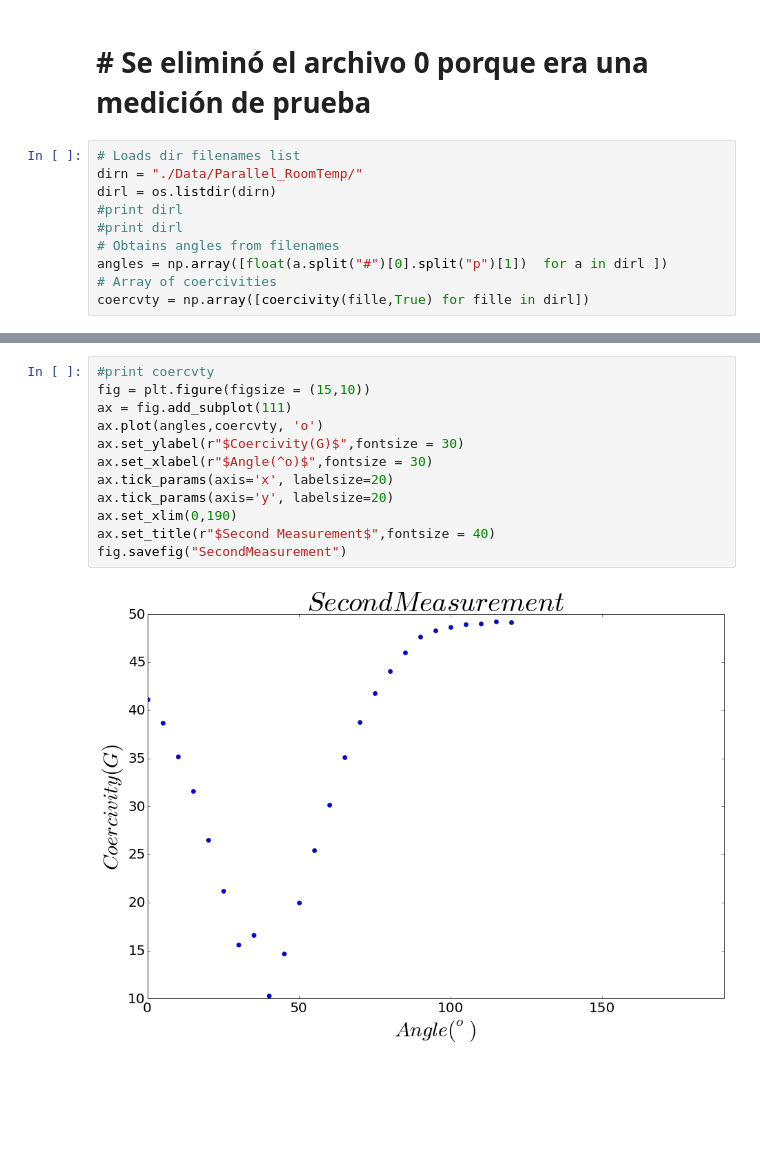
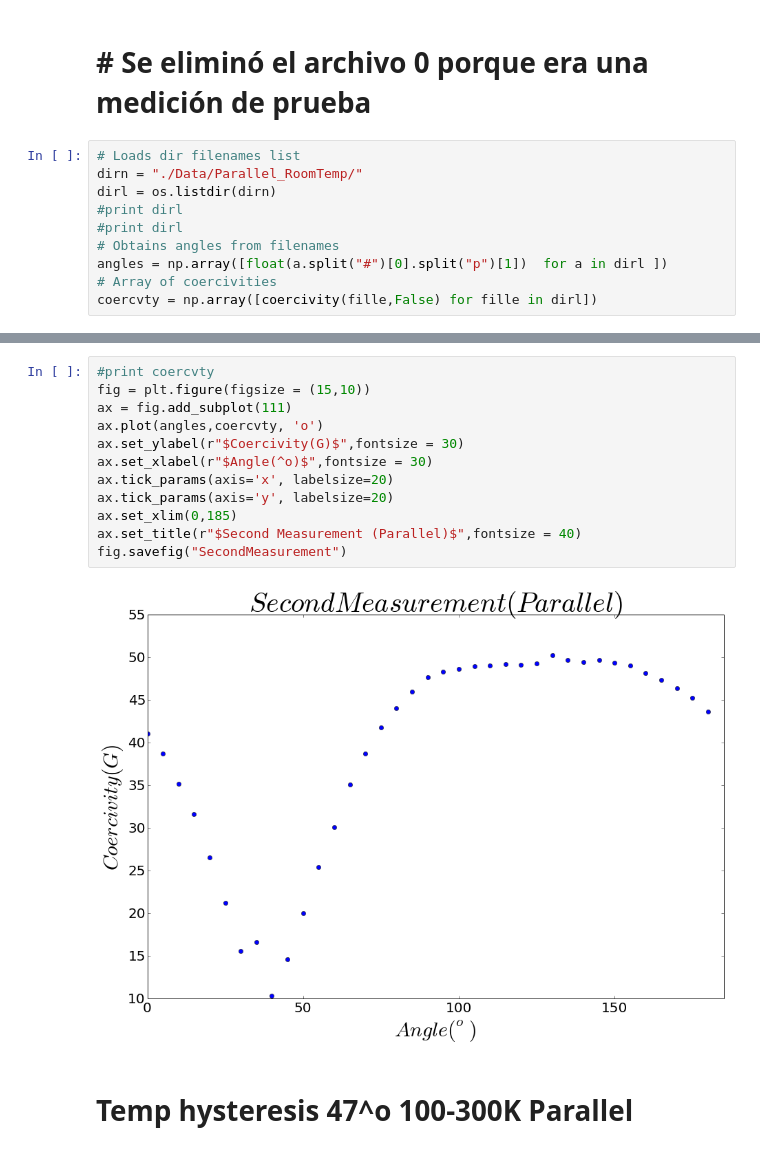
Before and after one commit to jdprada1760/Advanced_Lab_Project, a Jupyter notebook: Coercivity.ipynb, the cells around one changed output, grey strips where cells are left out. Drawn from its saved outputs; the diff is of its cells as text; blank space fills up the shorter version.

Commit message:
Temp measures

```diff
--- a/Coercivity.ipynb
+++ b/Coercivity.ipynb
@@ -188,4 +173,4 @@ dirl = os.listdir(dirn)
 # Obtains angles from filenames
 angles = np.array([float(a.split("#")[0].split("p")[1])  for a in dirl ])
 # Array of coercivities
-coercvty = np.array([coercivity(fille,True) for fille in dirl])
+coercvty = np.array([coercivity(fille,False) for fille in dirl])
@@ -206,14 +177,16 @@ coercvty = np.array([coercivity(fille,True) for fille in dirl])
 # %%
 #print coercvty
 fig = plt.figure(figsize = (15,10))
 ax = fig.add_subplot(111)
 ax.plot(angles,coercvty, 'o')
 ax.set_ylabel(r"$Coercivity(G)$",fontsize = 30)
 ax.set_xlabel(r"$Angle(^o)$",fontsize = 30)
 ax.tick_params(axis='x', labelsize=20)
 ax.tick_params(axis='y', labelsize=20)
-ax.set_xlim(0,190)
-ax.set_title(r"$Second Measurement$",fontsize = 40)
+ax.set_xlim(0,185)
+ax.set_title(r"$Second Measurement (Parallel)$",fontsize = 40)
 fig.savefig("SecondMeasurement")
 # %% [output]
-[figure, old version]
+[figure, new version]
+# %% [markdown]
+# Temp hysteresis 47^o 100-300K Parallel
```
Also changed, not shown: parts of 14 cells of this notebook.
